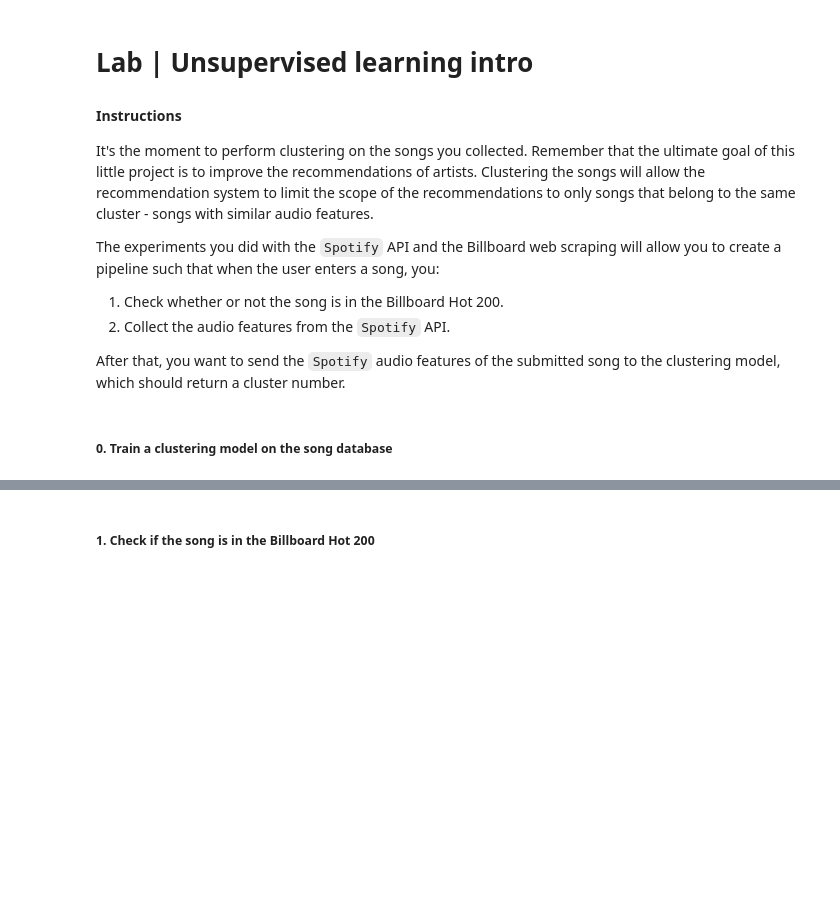
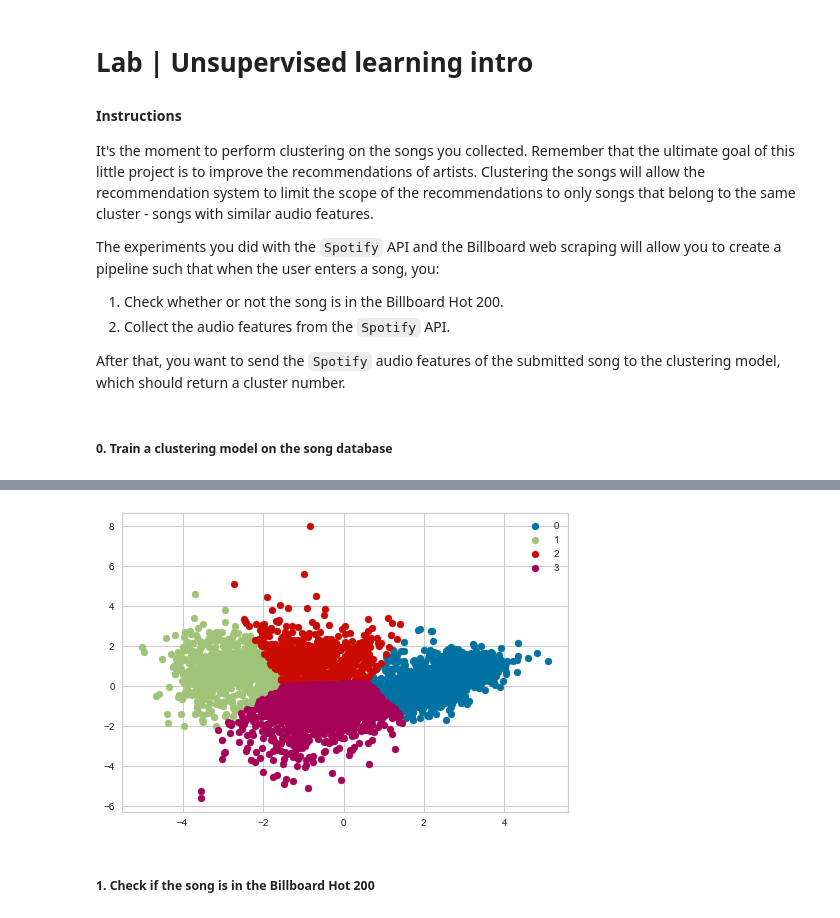
Before and after one commit to ironhack-labs/lab-unsupervised-learning-intro, a Jupyter notebook: lab-unsupervised-learning-intro.ipynb, the cells around one changed output, grey strips where cells are left out. Cells and saved outputs as stored; diff of their text form; code cells hidden in the pictures; blank space fills up the shorter version.

```diff
--- a/lab-unsupervised-learning-intro.ipynb
+++ b/lab-unsupervised-learning-intro.ipynb
@@ -51,3 +115,25 @@ audio_database.drop(to_drop, inplace=True)
+# %%
+from sklearn.decomposition import PCA
+
+# Transform the data into 2D so we can see
+pca = PCA(2)
+X_2D = pca.fit_transform(X_prep)
+X_2D
+
+# We'll use k=4 based on the elbow & silhouette scores
+kmeans = KMeans(n_clusters=4, random_state=42)
+kmeans.fit(X_2D)
+
+# And we'll plot the clusters to have a visual representation of their assignment
+clusters = kmeans.predict(X_2D)
+labels = np.unique(clusters)
+
+for i in labels:
+    plt.scatter(X_2D[clusters==i, 0] , X_2D[clusters==i, 1] , label = i)
+plt.legend()
+plt.show()
+# %% [output]
+[figure, added]
 # %% [markdown]
 ##### 1. Check if the song is in the Billboard Hot 200
 # %%
```
Also changed, not shown: parts of 12 cells of this notebook, 3 other files.
